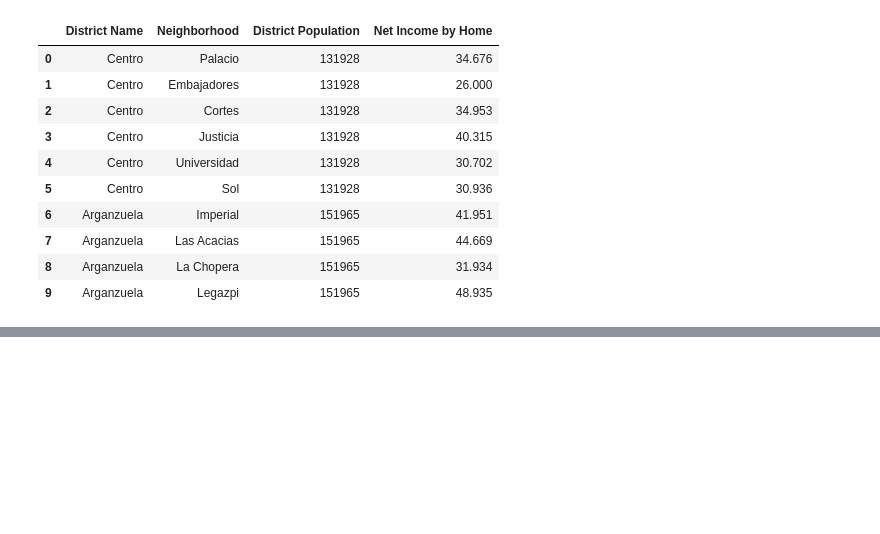
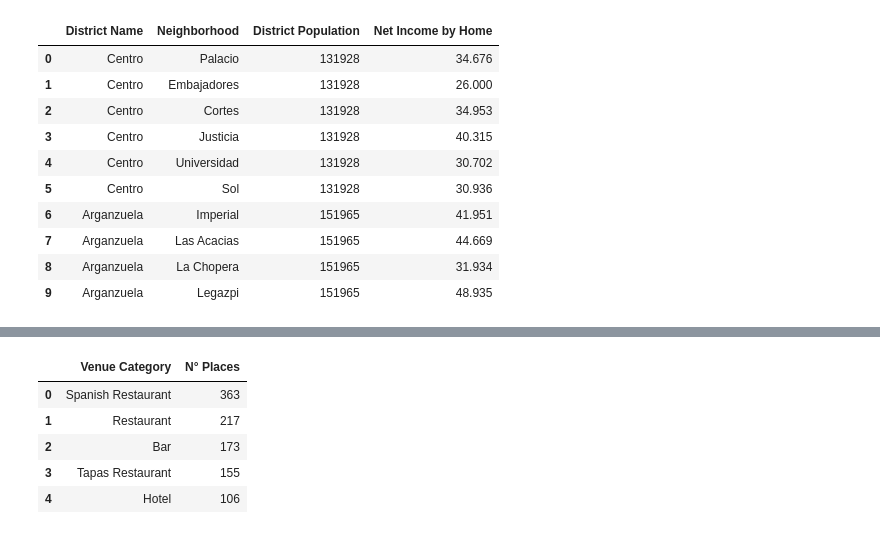
Before and after one commit to cazuaje27/BattleofNeighborhoods, a Jupyter notebook: The Battle of Neighborhoods.ipynb, the cells around one changed output, grey strips where cells are left out. Saved outputs shown, nothing was run; the diff lists cells and outputs as text; code cells hidden in the pictures; blank space fills up the shorter version.

```diff
--- a/The Battle of Neighborhoods.ipynb
+++ b/The Battle of Neighborhoods.ipynb
@@ -595,4 +591,20 @@ for lat, lon, poi, cluster in zip(madrid_merged['Neighborhood Latitude'], madrid
 madridmap
 # %% [output]
 [interactive output not drawn]
+# %%
+df1 = madrid_venues.groupby(['Venue Category']).count().reset_index()
+df2 = df1.groupby(['Venue Category'])
+#Using madrid_venues We get Madrid Top 5 Venues Categories
+Top5Md = df1.sort_values(['District Name'],ascending=False).head(5)
+Top5Md.rename(columns={'District Name':'N° Places'},inplace=True)
+Top5Md.reset_index(inplace=True)
+Top5Md.drop(axis=1,columns=['index','Neighborhood','Latitude','Longitude','Venue','Venue Latitude', 'Venue Longitude'], inplace=True)
+Top5Md
+# %% [output]
+|  | Venue Category | N° Places |
+| 0 | Spanish Restaurant | 363 |
+| 1 | Restaurant | 217 |
+| 2 | Bar | 173 |
+| 3 | Tapas Restaurant | 155 |
+| 4 | Hotel | 106 |
 # %%
```
Also changed, not shown: parts of 13 cells of this notebook.
